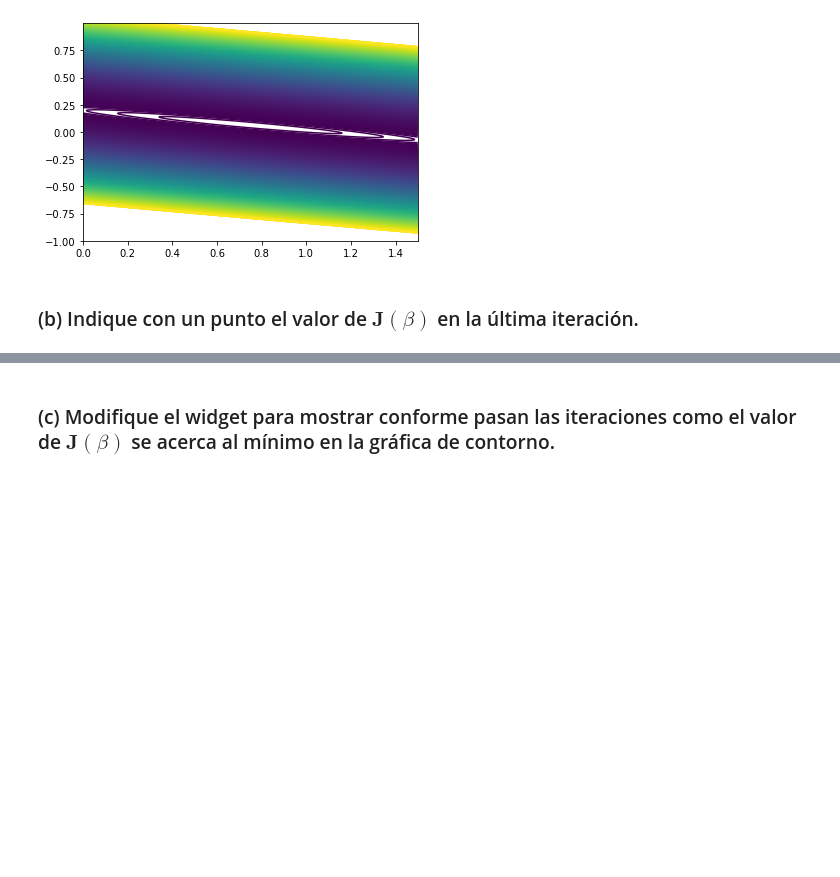
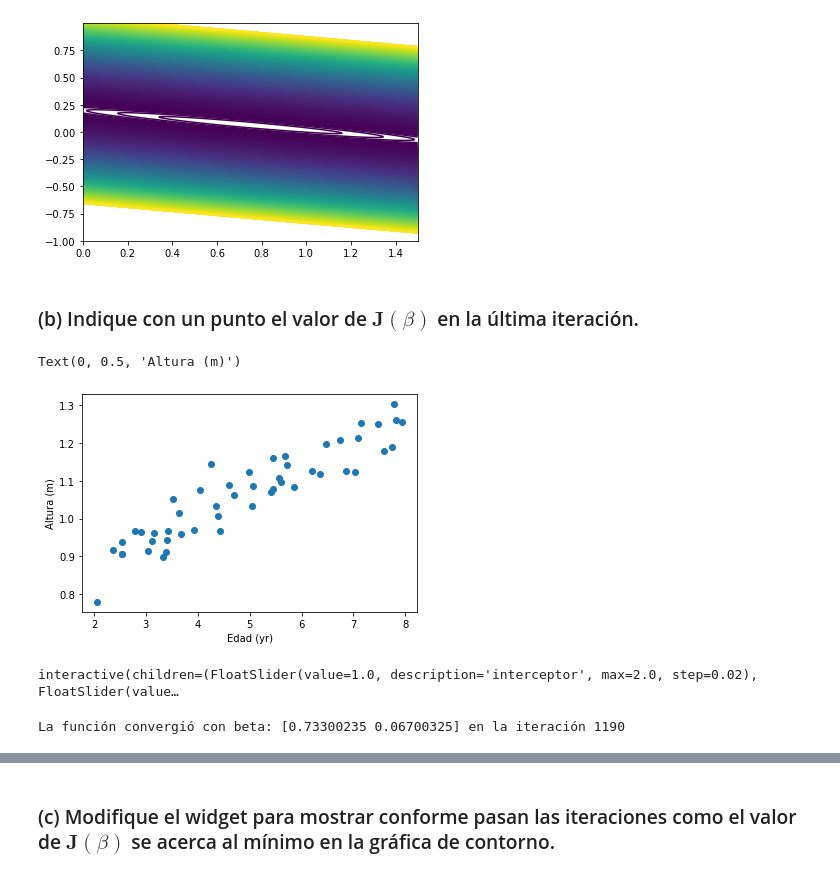
Before and after one commit to jesusigarmor/Matematicas-computacionales-fall2020, a Jupyter notebook: alumnos/anacris2802/Tarea2.ipynb, the cells around one changed output, grey strips where cells are left out. Saved outputs shown, nothing was run; the diff lists cells and outputs as text; code cells hidden in the pictures; blank space fills up the shorter version.

```diff
--- a/alumnos/anacris2802/Tarea2.ipynb
+++ b/alumnos/anacris2802/Tarea2.ipynb
@@ -77,3 +203,22 @@ plt.contour(B0,B1,C,levels=np.arange(0,10,0.01))
 [figure]
 # %% [markdown]
 ### (b) Indique con un punto el valor de $\textbf{J}(\beta)$ en la última iteración.
+# %%
+X = np.loadtxt('edad.dat')
+Y = np.loadtxt('altura.dat')
+
+plt.scatter(X,Y, label="data")
+plt.xlabel('Edad (yr)')
+plt.ylabel('Altura (m)')
+# %% [output]
+Text(0, 0.5, 'Altura (m)')
+[figure, added]
+# %%
+interact(plotGuess, x=fixed(X), y=fixed(Y), interceptor=(0,2,0.02), pendiente=(0,2, 0.02));
+# %% [output]
+interactive(children=(FloatSlider(value=1.0, description='interceptor', max=2.0, step=0.02), FloatSlider(value…
+# %%
+r = RegresionLineal(alpha=0.03, max_iters=10000, tols=0.0000001)
+r.gradientDescent(X, Y)
+# %% [output]
+La función convergió con beta: [0.73300235 0.06700325] en la iteración 1190
```
Also changed, not shown: parts of 30 cells of this notebook, 4 other files.
